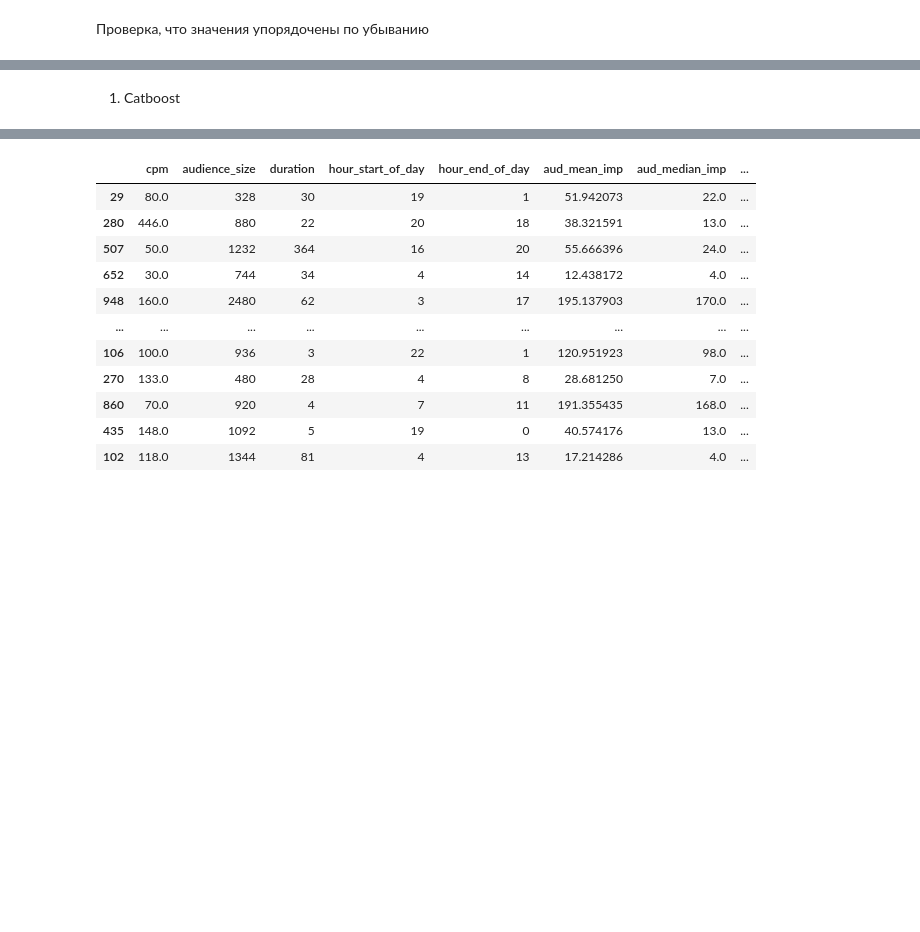
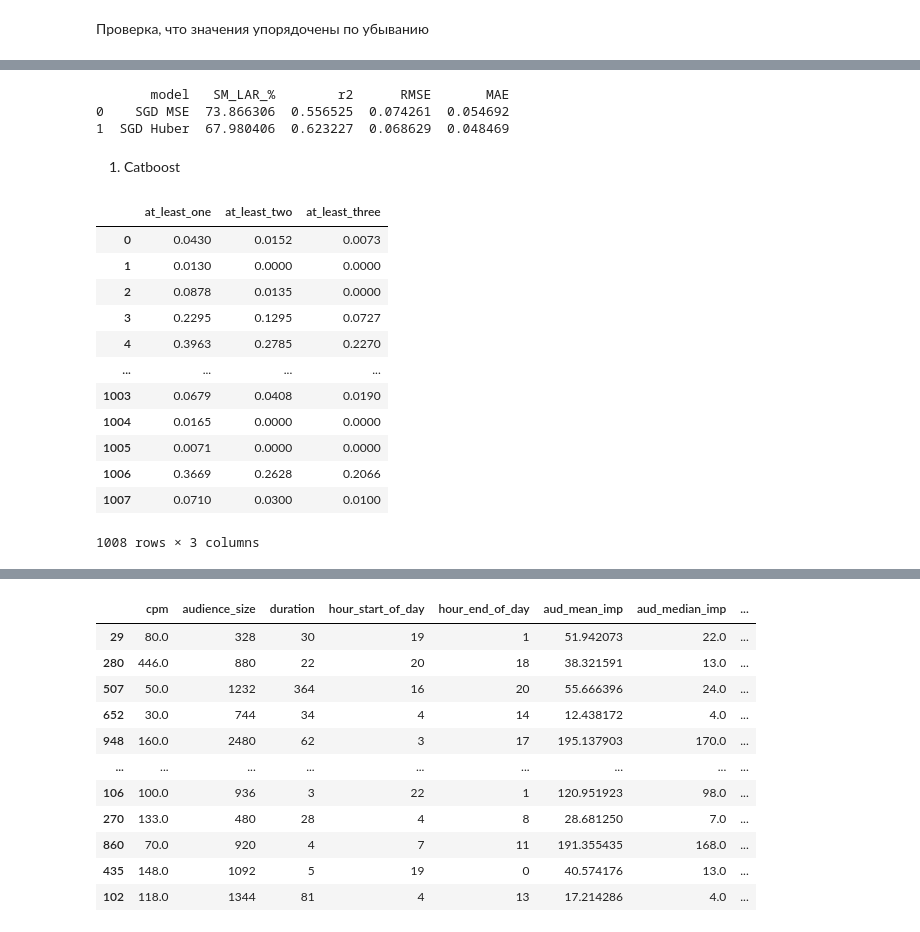
Before and after one commit to Katrysechka/auc_forecast, a Jupyter notebook: 03_model.ipynb, the cells around one changed output, grey strips where cells are left out. Drawn from its saved outputs; the diff is of its cells as text; code cells hidden in the pictures; blank space fills up the shorter version.

```diff
--- a/03_model.ipynb
+++ b/03_model.ipynb
@@ -349,3 +385,36 @@ validate_preds = validate[[
+# %%
+sgd_mse.fit(X_train_scaled, y_train)
+sgd_huber.fit(X_train_scaled, y_train)
+
+y_pred_mse = sgd_mse.predict(X_val_scaled)
+y_pred_huber = sgd_huber.predict(X_val_scaled)
+
+results = []
+
+for name, preds in {
+    "SGD MSE": y_pred_mse,
+    "SGD Huber": y_pred_huber
+}.items():
+    sm_lar = smoothed_mean_log_accuracy_ratio(y_val.values, preds)
+    rmse = np.sqrt(mean_squared_error(y_val, preds))
+    r2 = r2_score(y_val, preds)
+    mae = mean_absolute_error(y_val, preds)
+
+
+    results.append({
+        "model": name,
+        "SM_LAR_%": sm_lar,
+        "r2": r2,
+        "RMSE": rmse,
+        "MAE": mae
+    })
+
+results_validate = pd.DataFrame(results)
+print(results_validate)
+# %% [output]
+       model   SM_LAR_%        r2      RMSE       MAE
+0    SGD MSE  73.866306  0.556525  0.074261  0.054692
+1  SGD Huber  67.980406  0.623227  0.068629  0.048469
 # %% [markdown]
 1. Catboost
 # %%
@@ -385,0 +473,16 @@ X_train, X_test, y_train, y_test = train_test_split(X,y,test_size=0.2,random_sta
+# %%
+y
+# %% [output]
+|  | at_least_one | at_least_two | at_least_three |
+| 0 | 0.0430 | 0.0152 | 0.0073 |
+| 1 | 0.0130 | 0.0000 | 0.0000 |
+| 2 | 0.0878 | 0.0135 | 0.0000 |
+| 3 | 0.2295 | 0.1295 | 0.0727 |
+| 4 | 0.3963 | 0.2785 | 0.2270 |
+| ... | ... | ... | ... |
+| 1003 | 0.0679 | 0.0408 | 0.0190 |
+| 1004 | 0.0165 | 0.0000 | 0.0000 |
+| 1005 | 0.0071 | 0.0000 | 0.0000 |
+| 1006 | 0.3669 | 0.2628 | 0.2066 |
+| 1007 | 0.0710 | 0.0300 | 0.0100 |
+1008 rows × 3 columns
```
Also changed, not shown: parts of 25 cells of this notebook, 5 other files.
